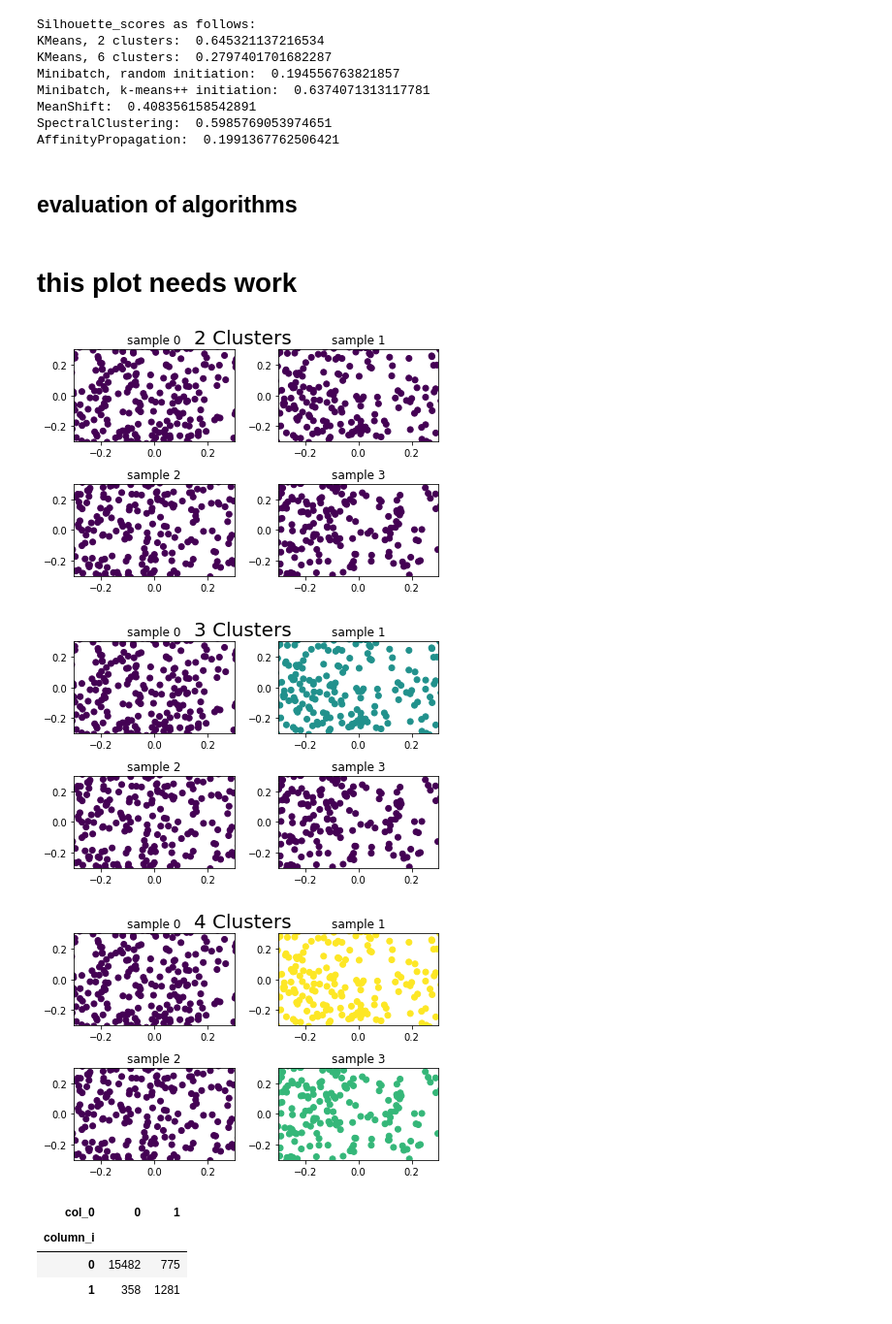
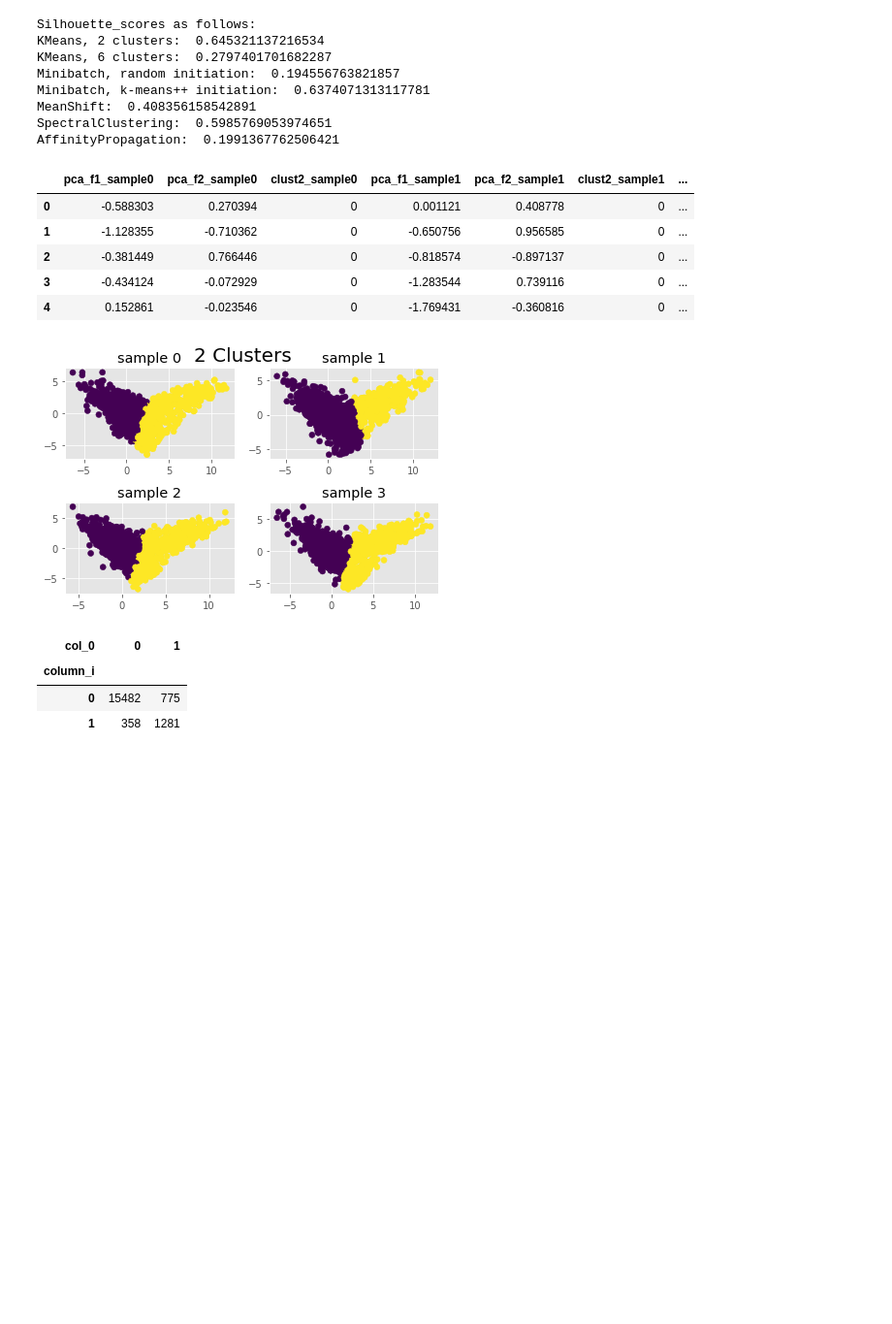
Before and after one commit to kathieking/Thinkful, a Jupyter notebook: Capstone3_unsupervised_learning.ipynb, the cells around one changed output. Shown: that part at 97% size. Saved outputs shown, nothing was run; the diff lists cells and outputs as text; code cells hidden in the pictures; blank space fills up the shorter version.

```diff
--- a/Capstone3_unsupervised_learning.ipynb
+++ b/Capstone3_unsupervised_learning.ipynb
@@ -650,8 +618,6 @@ Minibatch, k-means++ initiation:  0.6374071313117781
 MeanShift:  0.408356158542891
 SpectralClustering:  0.5985769053974651
 AffinityPropagation:  0.1991367762506421
-# %% [markdown]
-## evaluation of algorithms
 # %%
 # Make sure the number of rows divides evenly into four samples.
 rows = df.shape[0] - df.shape[0] % 4
@@ -711,40 +677,42 @@ for counter, data in enumerate([
-# %% [markdown]
-# this plot needs work
+# %%
+ypred.head()
+# %% [output]
+|  | pca_f1_sample0 | pca_f2_sample0 | clust2_sample0 | pca_f1_sample1 | pca_f2_sample1 | clust2_sample1 | ... |
+| 0 | -0.588303 | 0.270394 | 0 | 0.001121 | 0.408778 | 0 | ... |
+| 1 | -1.128355 | -0.710362 | 0 | -0.650756 | 0.956585 | 0 | ... |
+| 2 | -0.381449 | 0.766446 | 0 | -0.818574 | -0.897137 | 0 | ... |
+| 3 | -0.434124 | -0.072929 | 0 | -1.283544 | 0.739116 | 0 | ... |
+| 4 | 0.152861 | -0.023546 | 0 | -1.769431 | -0.360816 | 0 | ... |
 # %%
-# For each  number of clusters, plot the clusters using the
-# pca features for each sample.
-for cluster in range(2, 5):
+cluster = 2
 
-    # Make a grid of subplots.
-    f, axarr = plt.subplots(2, 2)
+#Make a grid of subplots.
+f, axarr = plt.subplots(2, 2)
 
-    # Make a plot for each sample.
-    for i in range(4):
+#Make a plot for each sample.
+for i in range(4):
 
-        # PCA-created features.
-        x_sub = ypred['pca_f1_sample{}'.format(i)]
-        y_sub = ypred['pca_f2_sample{}'.format(i)]
+    # PCA-created features
+    x_sub = ypred['pca_f1_sample{}'.format(i)]
+    y_sub = ypred['pca_f2_sample{}'.format(i)]
 
-        # Cluster assignments.
-        c = ypred['clust{}_sample{}'.format(cluster, i)]
+    # Cluster assignments.
+    c = ypred['clust{}_sample{}'.format(cluster, i)]
 
-        # Assign the subplot to its place on the grid.
-        rows = int(np.floor(i / 2))
-        cols = i % 2
-        axarr[rows, cols].scatter(x_sub, y_sub, c=c)
-        axarr[rows, cols].set_title('sample {}'.format(i))
-        axarr[rows, cols].set_xlim([-.3, .3])
-        axarr[rows, cols].set_ylim([-.3, .3])
+    # Assign the subplot to its place on the grid.
+    rows = int(np.floor(i / 2))
+    cols = i % 2
+    axarr[rows, cols].scatter(x_sub, y_sub, c=c)
+    axarr[rows, cols].set_title('sample {}'.format(i))
 
-    # Space out the plots so that the headings don't overlap axis values.
-    plt.suptitle('{} Clusters'.format(cluster), fontsize=20)
-    plt.tight_layout()
-    plt.show()
-    print('\n')
+
+# Space out the plots so that the headings don't overlap axis values.
+plt.suptitle('{} Clusters'.format(cluster), fontsize=20)
+plt.tight_layout()
+plt.show()
+print('\n')
 # %% [output]
-[figure, old version]
+[figure, new version]
-[figure, removed]
-[figure, removed]
 # %%
 # Get predicted clusters.
 full_pred = KMeans(n_clusters=2, random_state=42).fit_predict(X_std)
```
Also changed, not shown: parts of 63 cells of this notebook.
